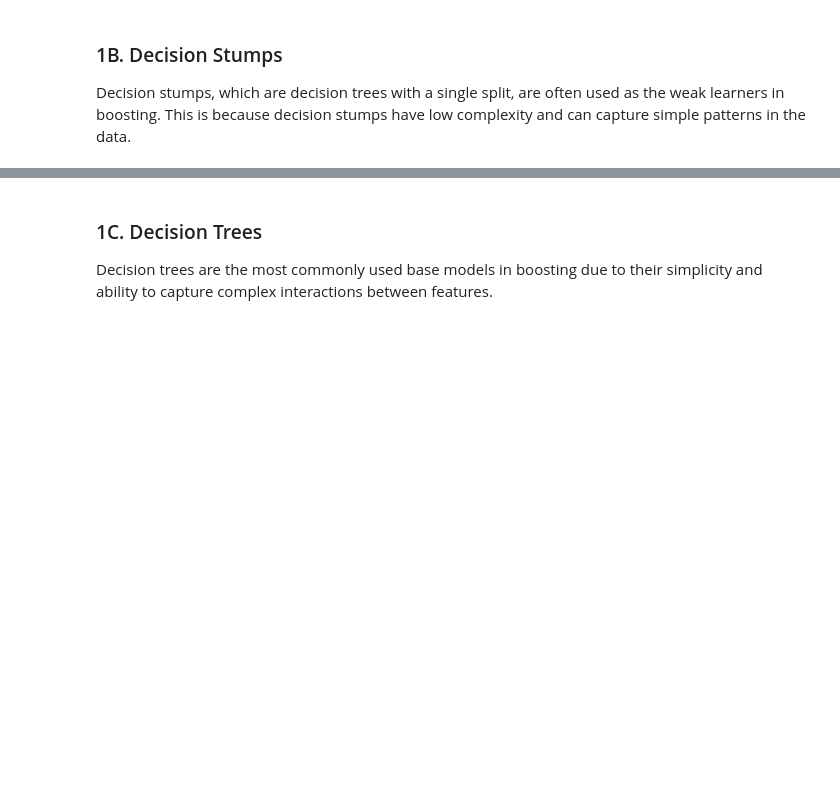
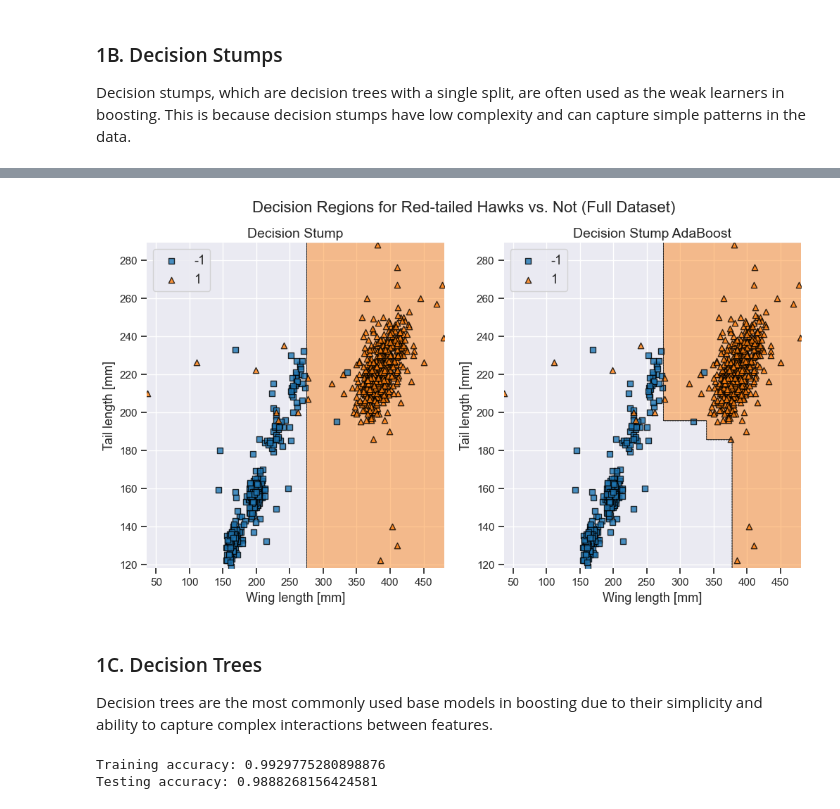
Before and after one commit to kary5678/INDE-577, a Jupyter notebook: supervised-learning/ensemble_methods/boosting/boosting.ipynb, the cells around one changed output, grey strips where cells are left out. Drawn from its saved outputs; the diff is of its cells as text; code cells hidden in the pictures; blank space fills up the shorter version.

```diff
--- a/supervised-learning/ensemble_methods/boosting/boosting.ipynb
+++ b/supervised-learning/ensemble_methods/boosting/boosting.ipynb
@@ -71,4 +225,19 @@ Decision stumps, which are decision trees with a single split, are often used as
+# %%
+compare_decision_regions(X, y, stump_model, ada_stump,
+                         clf1_title = "Decision Stump",
+                         clf2_title = "Decision Stump AdaBoost")
+plt.show()
+# %% [output]
+[figure, added]
 # %% [markdown]
 ### 1C. Decision Trees
 
 Decision trees are the most commonly used base models in boosting due to their simplicity and ability to capture complex interactions between features.
+# %%
+tree_model = DecisionTreeClassifier(max_depth = 3, random_state = 42)
+tree_model.fit(X_train, y_train)
+print("Training accuracy:", tree_model.score(X_train, y_train))
+print("Testing accuracy:", tree_model.score(X_test, y_test))
+# %% [output]
+Training accuracy: 0.9929775280898876
+Testing accuracy: 0.9888268156424581
```
Also changed, not shown: parts of 27 cells of this notebook.
